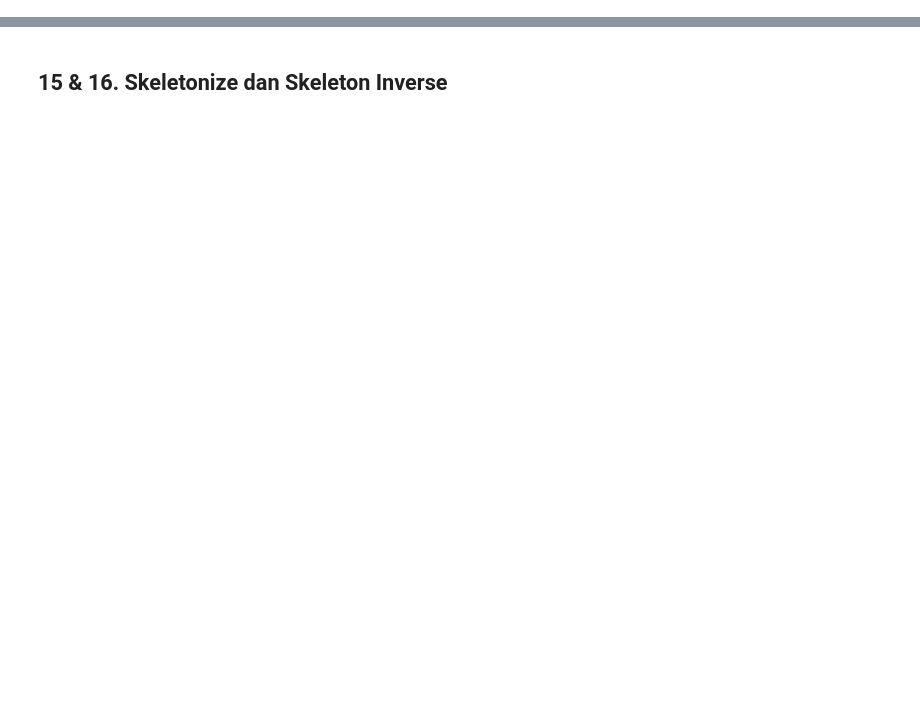
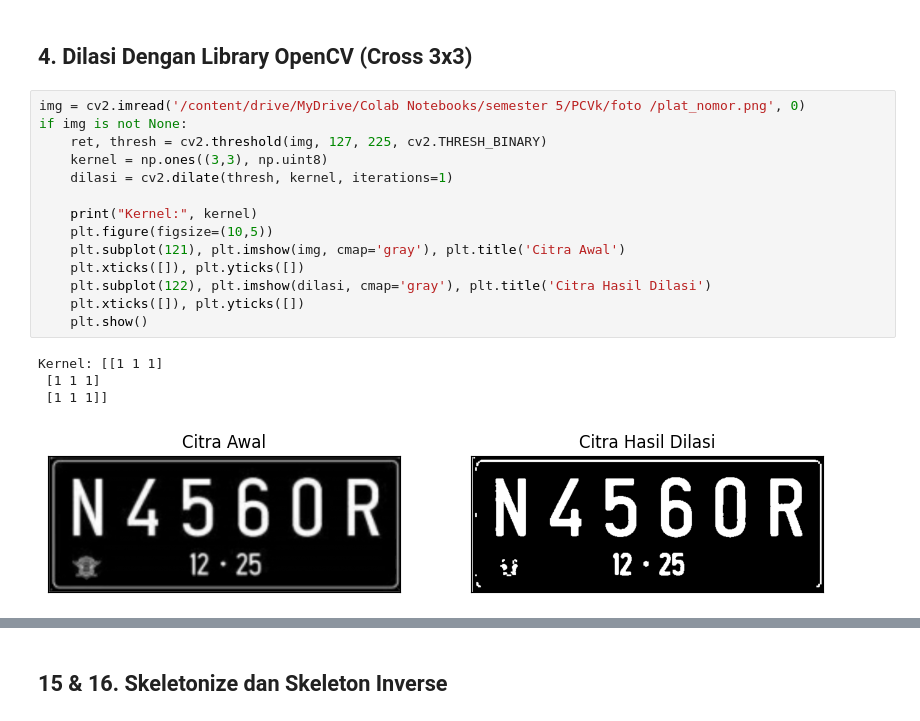
Before and after one commit to AlfredaDhaifullah04/PCVK_Ganjil_2026, a Jupyter notebook: PCVK_M9_W9.ipynb, the cells around one changed output, grey strips where cells are left out. Cells and saved outputs as stored; diff of their text form; blank space fills up the shorter version.

```diff
--- a/PCVK_M9_W9.ipynb
+++ b/PCVK_M9_W9.ipynb
@@ -216,0 +64,21 @@ plt.show()
+# %% [markdown]
+## 4. Dilasi Dengan Library OpenCV (Cross 3x3)
+# %%
+img = cv2.imread('/content/drive/MyDrive/Colab Notebooks/semester 5/PCVk/foto /plat_nomor.png', 0)
+if img is not None:
+    ret, thresh = cv2.threshold(img, 127, 225, cv2.THRESH_BINARY)
+    kernel = np.ones((3,3), np.uint8)
+    dilasi = cv2.dilate(thresh, kernel, iterations=1)
+
+    print("Kernel:", kernel)
+    plt.figure(figsize=(10,5))
+    plt.subplot(121), plt.imshow(img, cmap='gray'), plt.title('Citra Awal')
+    plt.xticks([]), plt.yticks([])
+    plt.subplot(122), plt.imshow(dilasi, cmap='gray'), plt.title('Citra Hasil Dilasi')
+    plt.xticks([]), plt.yticks([])
+    plt.show()
+# %% [output]
+Kernel: [[1 1 1]
+ [1 1 1]
+ [1 1 1]]
+[figure, added]
```
Also changed, not shown: parts of 53 cells of this notebook.
